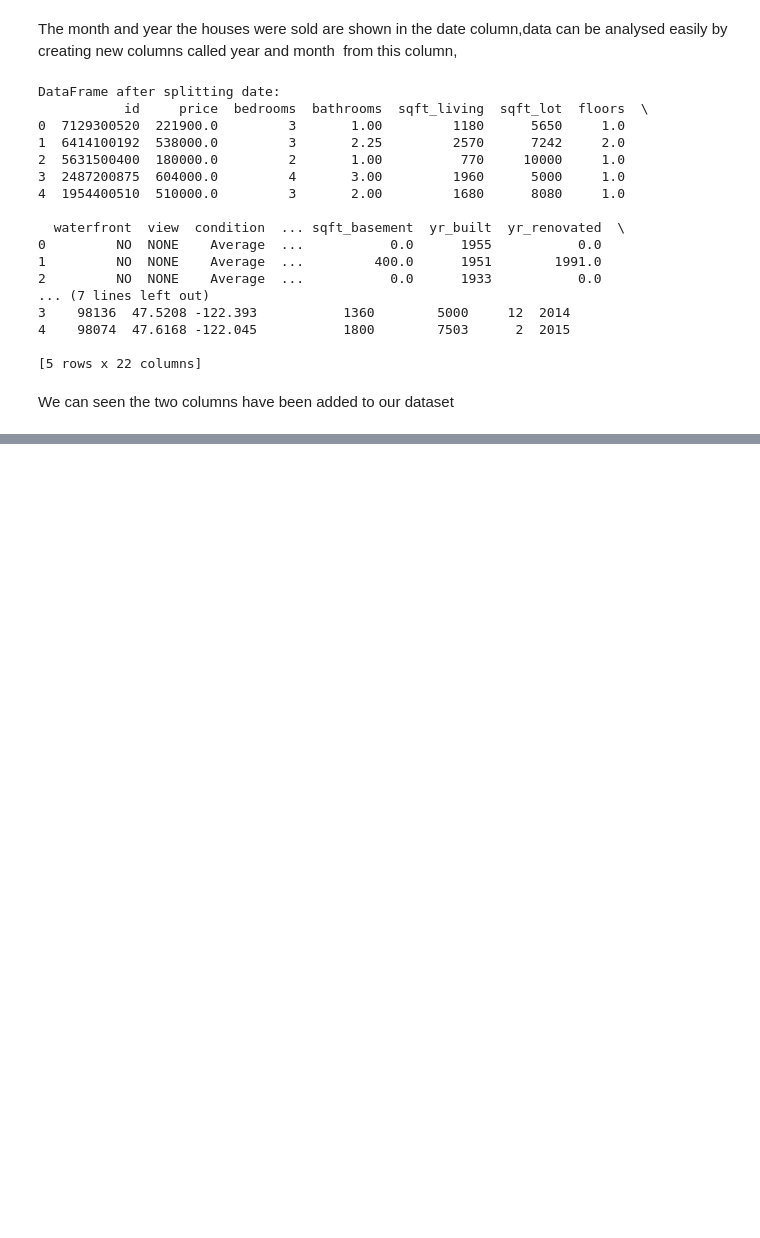
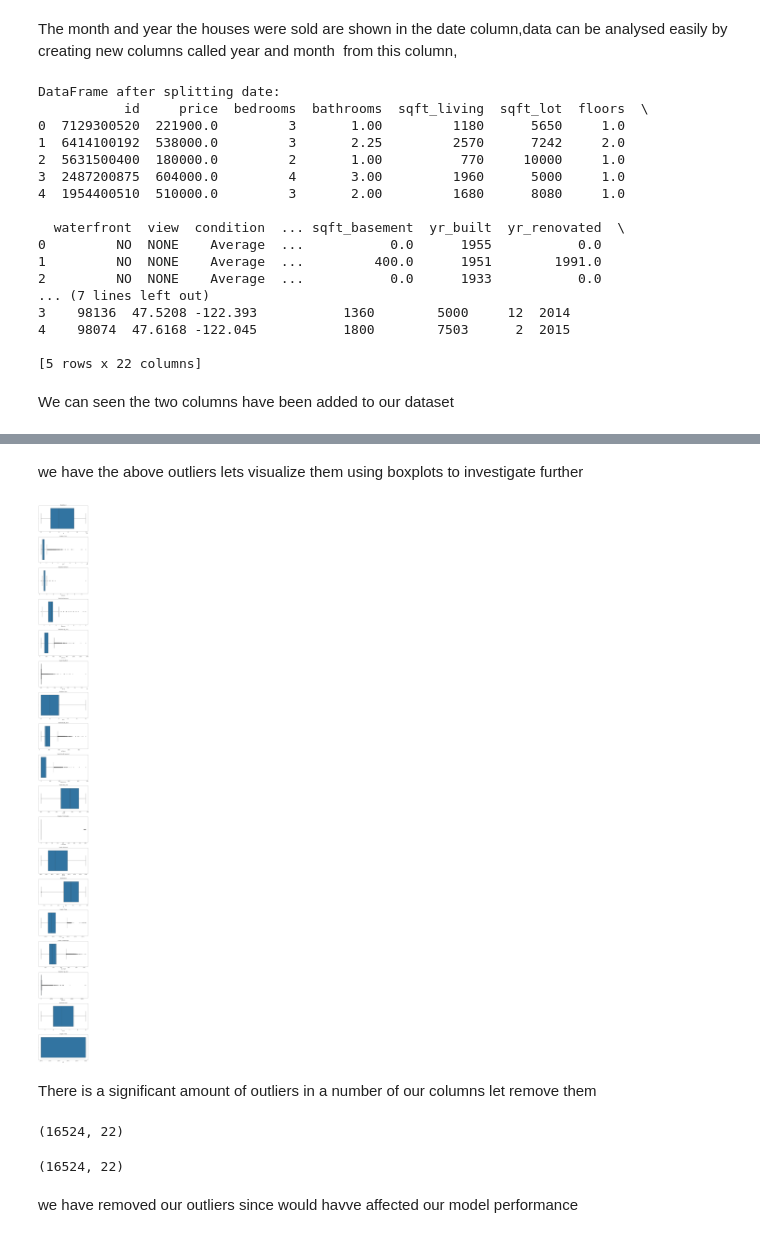
Before and after one commit to ggeorgekkariuki/Kings-Country-Housing-Project, a Jupyter notebook: student.ipynb, the cells around one changed output, grey strips where cells are left out. Saved outputs shown, nothing was run; the diff lists cells and outputs as text; code cells hidden in the pictures; blank space fills up the shorter version.

Commit message:
checking and removal of outliers

```diff
--- a/student.ipynb
+++ b/student.ipynb
@@ -346,0 +377,43 @@ We can seen the two columns have been added to our dataset
+# %% [markdown]
+we have the above outliers lets visualize them using boxplots to investigate further
+# %%
+
+# Plotting box plots to visualize our outliers
+# Creating a list of column names excluding non-numeric columns (if any)
+numeric_columns = kc_data_df.select_dtypes(include=['number']).columns
+
+# Seting up the figure and axes
+fig, axes = plt.subplots(nrows=len(numeric_columns), figsize=(10, 6 * len(numeric_columns)))
+
+# Iterating over each numeric column and create a boxplot
+for i, column in enumerate(numeric_columns):
+    ax = axes[i] if len(numeric_columns) > 1 else axes  # If there's only one numeric column, axes is not a list
+
+    # Creating the boxplots
+    sns.boxplot(x=kc_data_df[column], ax=ax)
+
+    # Seting titles and labels
+    ax.set_title(f'Boxplot of {column}')
+    ax.set_xlabel(column)
+
+
+plt.tight_layout(pad=3.0)  # Adjusting the spacing between subplots
+plt.subplots_adjust(top=0.95)  # Adjusting the top margin to accommodate titles
+# %% [output]
+[figure, added]
+# %% [markdown]
+There is a significant amount of outliers in a number of our columns let remove them
+# %%
+# Removing the outliers
+outliers_df_iqr = kc_data_df[~((kc_data_df < (Q1 - 1.5 * IQR)) |(kc_data_df > (Q3 + 1.5 * IQR))).any(axis=1)]
+
+print(outliers_df_iqr.shape) # The number of rows and columns in the new dataframe
+# %% [output]
+(16524, 22)
+# %%
+kc_data_df = outliers_df_iqr # storing our cleaned data in our original variable kc_data_df
+kc_data_df.shape
+# %% [output]
+(16524, 22)
+# %% [markdown]
+we have removed our outliers  since would havve affected our model performance
```
Also changed, not shown: parts of 2 cells of this notebook.
